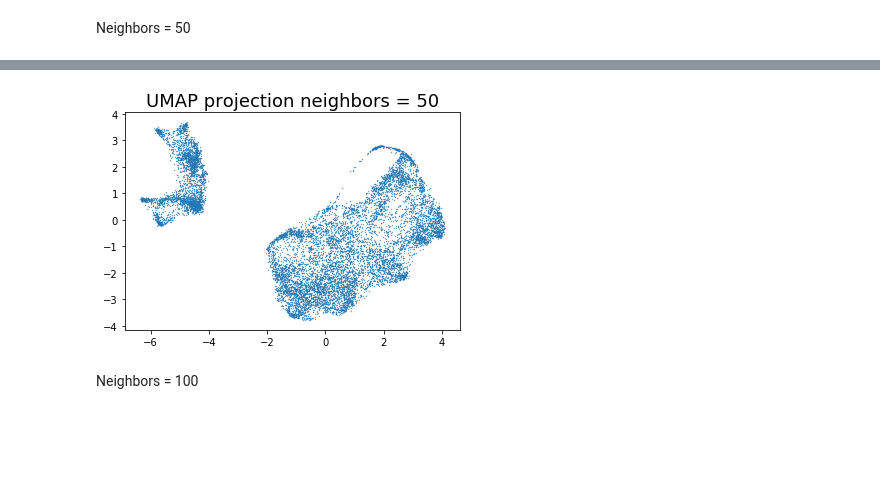
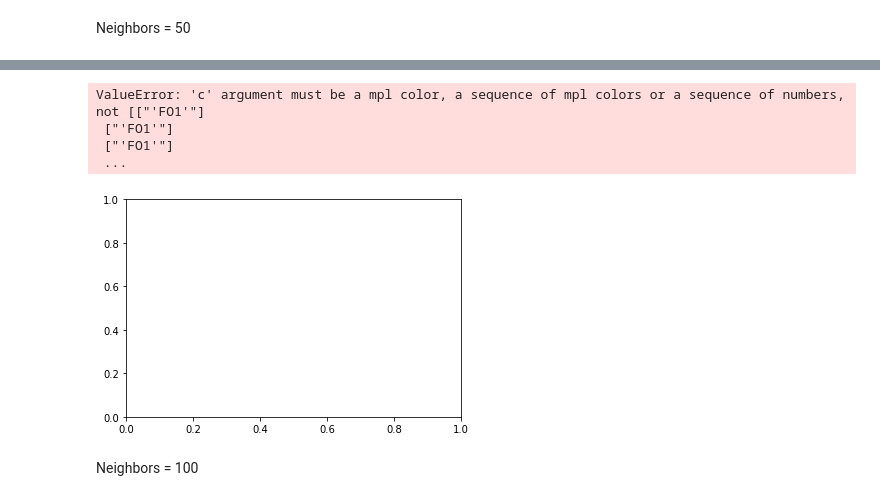
Before and after one commit to Jennt11/Masterthesis, a Jupyter notebook: 2019-10-Clustering.ipynb, the cells around one changed output, grey strips where cells are left out. Cells and saved outputs as stored; diff of their text form; code cells hidden in the pictures; blank space fills up the shorter version.

```diff
--- a/Clustering.ipynb
+++ b/2019-10-Clustering.ipynb
@@ -292,10 +299,14 @@ File "anaconda3/envs/py37/lib/python3.7/site-packages/umap/nndescent.py", line 4
   state.func_ir.loc))
 # %%
 plt.scatter(neighbor50_euclidean[:, 0], neighbor50_euclidean[:, 1],
-            s=0.1, cmap='Spectral');
+            s=0.1, c = pfc_labels, cmap='Spectral');
 plt.title('UMAP projection neighbors = 50', fontsize=18);
 # %% [output]
+ValueError: 'c' argument must be a mpl color, a sequence of mpl colors or a sequence of numbers, not [["'FO1'"]
+ ["'FO1'"]
+ ["'FO1'"]
+ ...
-[figure, old version]
+[figure, new version]
 # %% [markdown]
 Neighbors = 100
 # %%
```
Also changed, not shown: parts of 1 cell of this notebook, 1 other file.
